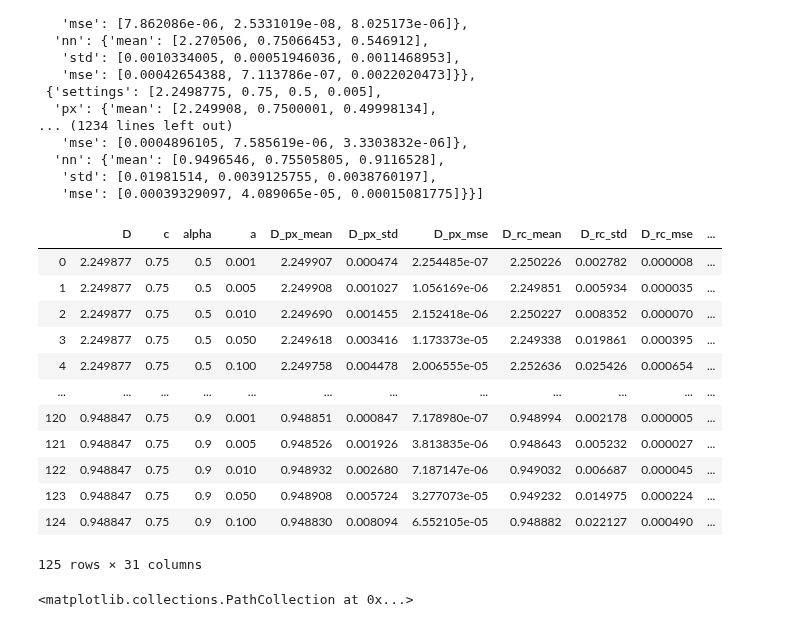
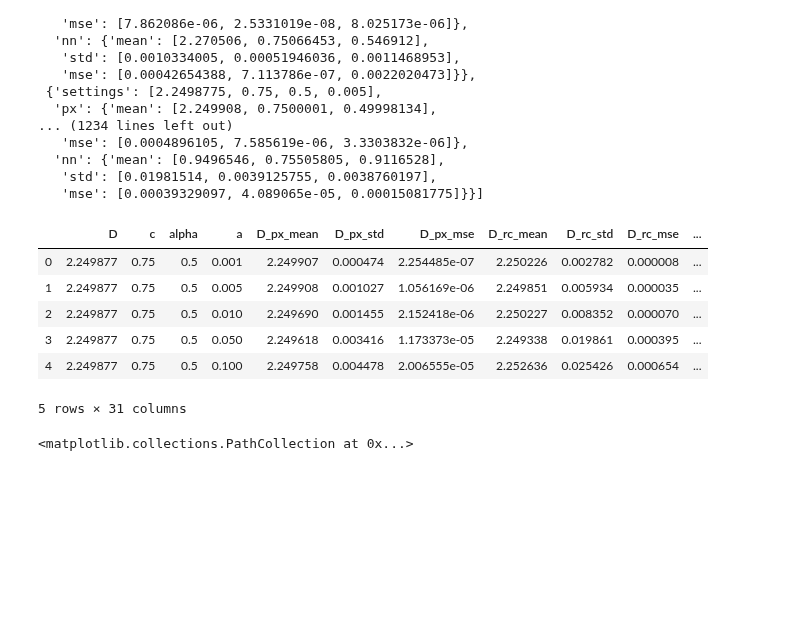
Before and after one commit to waahlstrand/frap, a Jupyter notebook: notebooks/Results.ipynb, the cells around one changed output. Drawn from its saved outputs; the diff is of its cells as text; code cells hidden in the pictures; blank space fills up the shorter version.

```diff
--- a/notebooks/Results.ipynb
+++ b/notebooks/Results.ipynb
@@ -436,21 +436,15 @@ for x in data:
 
 df = pd.DataFrame(rows)
 # %%
-df
+df.head()
 # %% [output]
 |  | D | c | alpha | a | D_px_mean | D_px_std | D_px_mse | D_rc_mean | D_rc_std | D_rc_mse | ... |
 | 0 | 2.249877 | 0.75 | 0.5 | 0.001 | 2.249907 | 0.000474 | 2.254485e-07 | 2.250226 | 0.002782 | 0.000008 | ... |
 | 1 | 2.249877 | 0.75 | 0.5 | 0.005 | 2.249908 | 0.001027 | 1.056169e-06 | 2.249851 | 0.005934 | 0.000035 | ... |
 | 2 | 2.249877 | 0.75 | 0.5 | 0.010 | 2.249690 | 0.001455 | 2.152418e-06 | 2.250227 | 0.008352 | 0.000070 | ... |
 | 3 | 2.249877 | 0.75 | 0.5 | 0.050 | 2.249618 | 0.003416 | 1.173373e-05 | 2.249338 | 0.019861 | 0.000395 | ... |
 | 4 | 2.249877 | 0.75 | 0.5 | 0.100 | 2.249758 | 0.004478 | 2.006555e-05 | 2.252636 | 0.025426 | 0.000654 | ... |
-| ... | ... | ... | ... | ... | ... | ... | ... | ... | ... | ... | ... |
-| 120 | 0.948847 | 0.75 | 0.9 | 0.001 | 0.948851 | 0.000847 | 7.178980e-07 | 0.948994 | 0.002178 | 0.000005 | ... |
-| 121 | 0.948847 | 0.75 | 0.9 | 0.005 | 0.948526 | 0.001926 | 3.813835e-06 | 0.948643 | 0.005232 | 0.000027 | ... |
-| 122 | 0.948847 | 0.75 | 0.9 | 0.010 | 0.948932 | 0.002680 | 7.187147e-06 | 0.949032 | 0.006687 | 0.000045 | ... |
-| 123 | 0.948847 | 0.75 | 0.9 | 0.050 | 0.948908 | 0.005724 | 3.277073e-05 | 0.949232 | 0.014975 | 0.000224 | ... |
-| 124 | 0.948847 | 0.75 | 0.9 | 0.100 | 0.948830 | 0.008094 | 6.552105e-05 | 0.948882 | 0.022127 | 0.000490 | ... |
-125 rows × 31 columns
+5 rows × 31 columns
 # %%
 plt.scatter(df["D"], df["D_nn_mean"])
 plt.scatter(df["D"], df["D_px_mean"])
```
Also changed, not shown: parts of 3 cells of this notebook.
